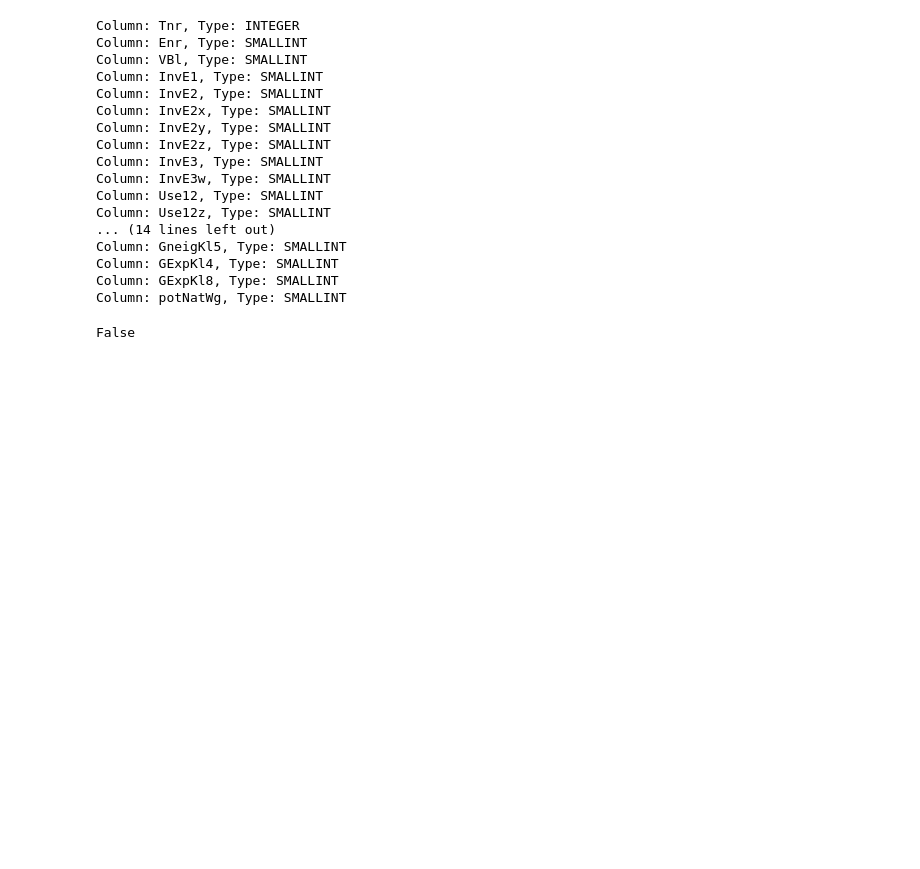
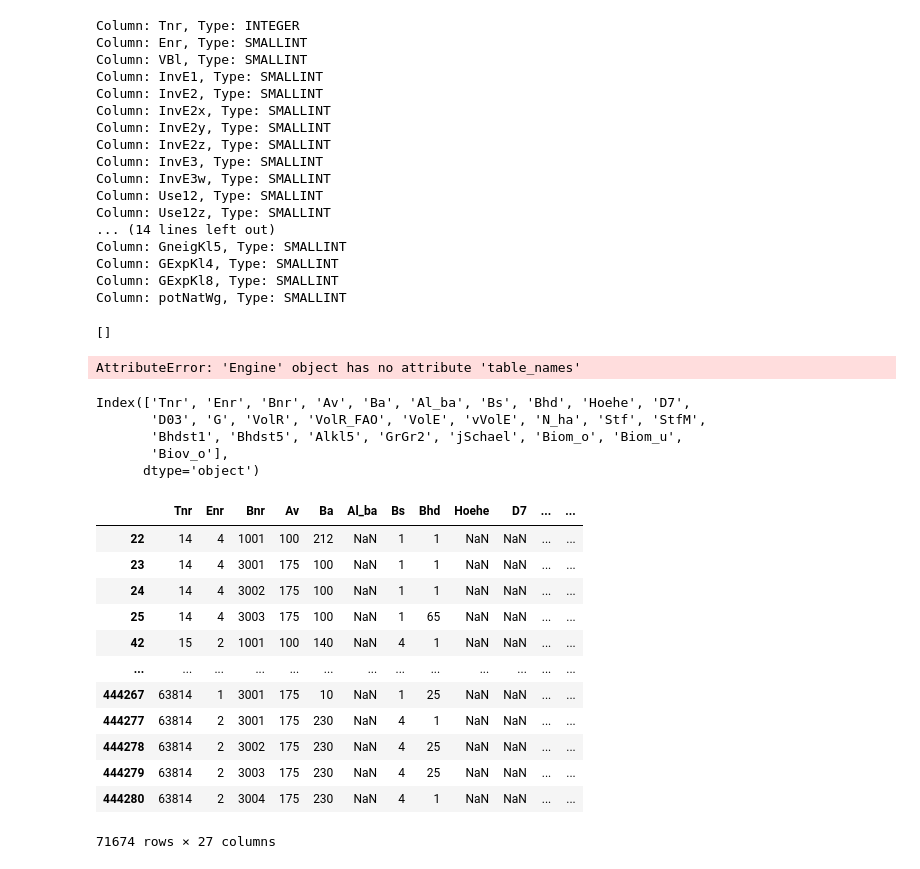
Before and after one commit to hansendav/UBS-ML-24, a Jupyter notebook: notebooks/explore_databases.ipynb, the cells around one changed output. Saved outputs shown, nothing was run; the diff lists cells and outputs as text; code cells hidden in the pictures; blank space fills up the shorter version.

```diff
--- a/notebooks/explore_databases.ipynb
+++ b/notebooks/explore_databases.ipynb
@@ -129,7 +169,37 @@ engine_climate = sa.create_engine(get_conn_url_from_path(path))
 insp_climate = sa.inspect(engine_climate)
 # %%
 table_names = insp_climate.get_table_names()
-# %%
-insp_climate.has_table('climate_monthly')
-# %% [output]
-False
+# %%
+table_names
+# %% [output]
+[]
+# %%
+engine_climate.table_names()
+# %% [output]
+AttributeError: 'Engine' object has no attribute 'table_names'
+# %%
+df_baeume.columns
+# %% [output]
+Index(['Tnr', 'Enr', 'Bnr', 'Av', 'Ba', 'Al_ba', 'Bs', 'Bhd', 'Hoehe', 'D7',
+       'D03', 'G', 'VolR', 'VolR_FAO', 'VolE', 'vVolE', 'N_ha', 'Stf', 'StfM',
+       'Bhdst1', 'Bhdst5', 'Alkl5', 'GrGr2', 'jSchael', 'Biom_o', 'Biom_u',
+       'Biov_o'],
+      dtype='object')
+# %%
+filtered_trees = df_baeume[df_baeume.applymap(lambda x: x == -1).any(axis=1)]
+# %%
+filtered_trees
+# %% [output]
+|  | Tnr | Enr | Bnr | Av | Ba | Al_ba | Bs | Bhd | Hoehe | D7 | ... | ... |
+| 22 | 14 | 4 | 1001 | 100 | 212 | NaN | 1 | 1 | NaN | NaN | ... | ... |
+| 23 | 14 | 4 | 3001 | 175 | 100 | NaN | 1 | 1 | NaN | NaN | ... | ... |
+| 24 | 14 | 4 | 3002 | 175 | 100 | NaN | 1 | 1 | NaN | NaN | ... | ... |
+| 25 | 14 | 4 | 3003 | 175 | 100 | NaN | 1 | 65 | NaN | NaN | ... | ... |
+| 42 | 15 | 2 | 1001 | 100 | 140 | NaN | 4 | 1 | NaN | NaN | ... | ... |
+| ... | ... | ... | ... | ... | ... | ... | ... | ... | ... | ... | ... | ... |
+| 444267 | 63814 | 1 | 3001 | 175 | 10 | NaN | 1 | 25 | NaN | NaN | ... | ... |
+| 444277 | 63814 | 2 | 3001 | 175 | 230 | NaN | 4 | 1 | NaN | NaN | ... | ... |
+| 444278 | 63814 | 2 | 3002 | 175 | 230 | NaN | 4 | 25 | NaN | NaN | ... | ... |
+| 444279 | 63814 | 2 | 3003 | 175 | 230 | NaN | 4 | 25 | NaN | NaN | ... | ... |
+| 444280 | 63814 | 2 | 3004 | 175 | 230 | NaN | 4 | 1 | NaN | NaN | ... | ... |
+71674 rows × 27 columns
```
Also changed, not shown: parts of 28 cells of this notebook, 4 other files.
